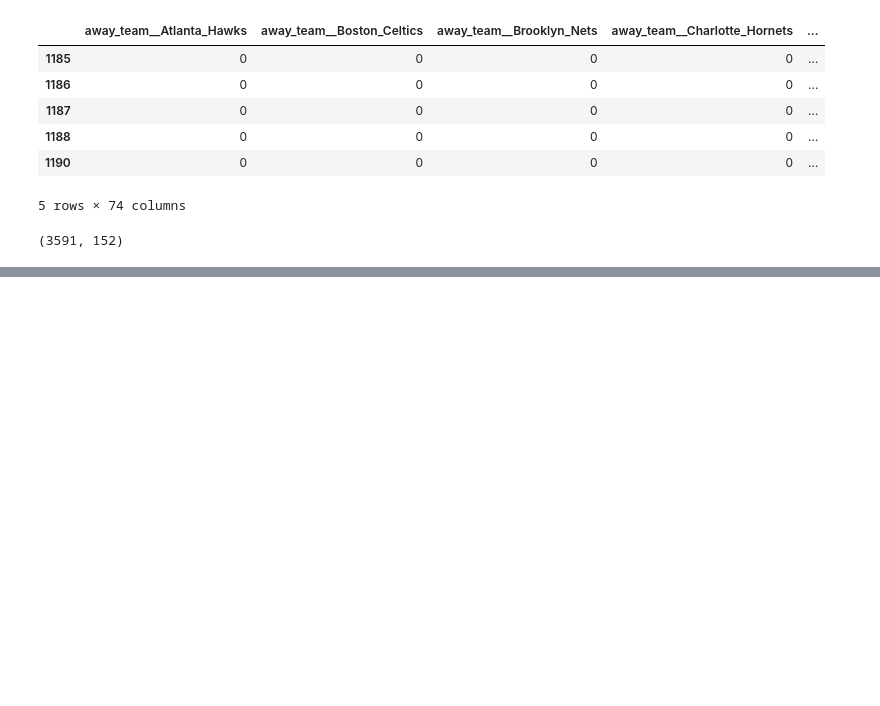
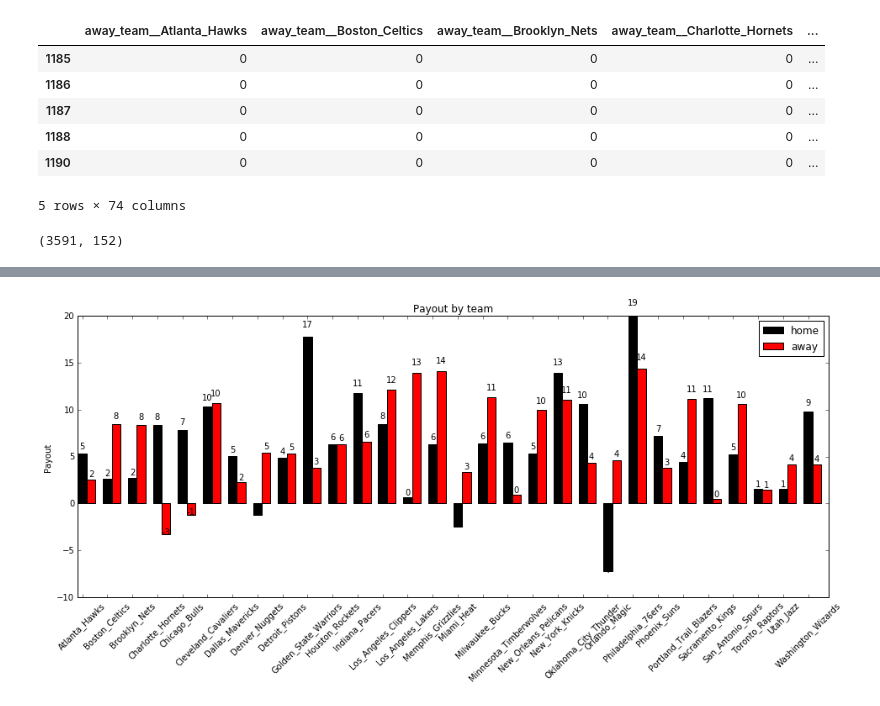
Before and after one commit to ccuulinay/playing_nba, a Jupyter notebook: nba_odds_analysis/predict_sub_score.ipynb, the cells around one changed output, grey strips where cells are left out. Cells and saved outputs as stored; diff of their text form; code cells hidden in the pictures; blank space fills up the shorter version.

Commit message:
Seem Linear regression model play well on road games

```diff
--- a/nba_odds_analysis/predict_sub_score.ipynb
+++ b/nba_odds_analysis/predict_sub_score.ipynb
@@ -246,11 +246,16 @@ from sklearn.linear_model import Lasso, Ridge
 from sklearn.model_selection import GridSearchCV
 
 x_train, x_test, y_train, y_test = train_test_split(train_data,train_label[:,4], test_size=0.3)
-# clf = RandomForestClassifier(n_estimators=200, criterion='entropy', max_depth=4)
 
 linreg = LinearRegression()
-lr_model = linreg.fit(x_train, y_train)
-y_hat = linreg.predict(x_test)
+Lasreg = Lasso()
+Ridreg = Ridge()
+# lr_model = linreg.fit(x_train, y_train)
+lr_model = Lasreg.fit(x_train, y_train)
+# lr_model = Ridreg.fit(x_train, y_train)
+# y_hat = linreg.predict(x_test)
+y_hat = Lasreg.predict(x_test)
+# y_hat = Ridreg.predict(x_test)
 # %%
 payout_df = pd.DataFrame(x_test, columns=FEATURES)
 payout_df['predict_subscore'] = y_hat
@@ -266,0 +303,8 @@ payout_df.payout_1.sum()# , payout_df.payout_2.sum(),payout_df.payout_3.sum(),pa
+# %%
+away_payout = []
+home_payout = []
+for i in team_list:
+    away_payout.append([i,payout_df[payout_df['away_team__'+i] == 1].payout_1.sum()])
+    home_payout.append([i,payout_df[payout_df['home_team__'+i] == 1].payout_1.sum()])
+# away_payout = np.array(away_payout)
+# home_payout = np.array(home_payout)
@@ -266,0 +357,40 @@ payout_df.payout_1.sum()# , payout_df.payout_2.sum(),payout_df.payout_3.sum(),pa
+# %%
+fig = plt.figure(figsize=(16,6),dpi=80)
+ax = fig.add_subplot(111)
+N = 30
+
+ind = np.arange(N)
+width = 0.35
+
+rects1 = ax.bar(ind, np.array(home_payout)[:,1], width,
+                color='black')
+
+rects2 = ax.bar(ind+width, np.array(away_payout)[:,1], width,
+                color='red')
+
+ax.set_ylabel('Payout')
+ax.set_title('Payout by team')
+ax.set_xticks(ind + width / 2)
+ax.set_xticklabels((x for x in np.array(home_payout)[:,0]), rotation=45)
+
+
+ax.legend((rects1[0], rects2[0]), ('home', 'away'))
+
+
+def autolabel(rects):
+    """
+    Attach a text label above each bar displaying its height
+    """
+    for rect in rects:
+
+        height = rect.get_height()
+        ax.text(rect.get_x() + rect.get_width()/2., 1.05*height,
+                '%d' % int(height),
+                ha='center', va='bottom')
+
+autolabel(rects1)
+autolabel(rects2)
+
+plt.show()
+# %% [output]
+[figure, added]
```
Also changed, not shown: parts of 10 cells of this notebook, 2 other files.
